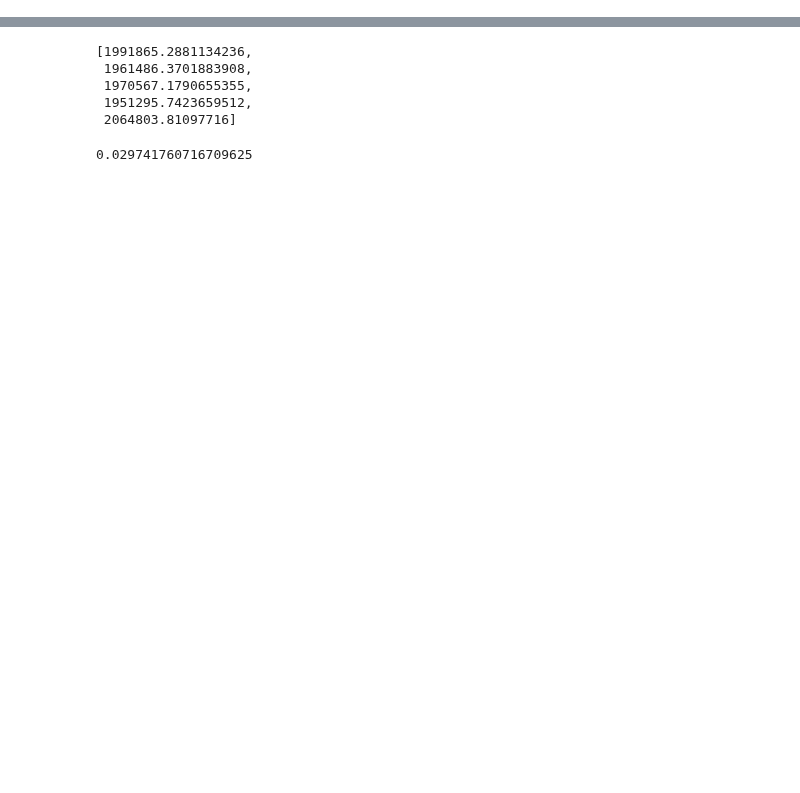
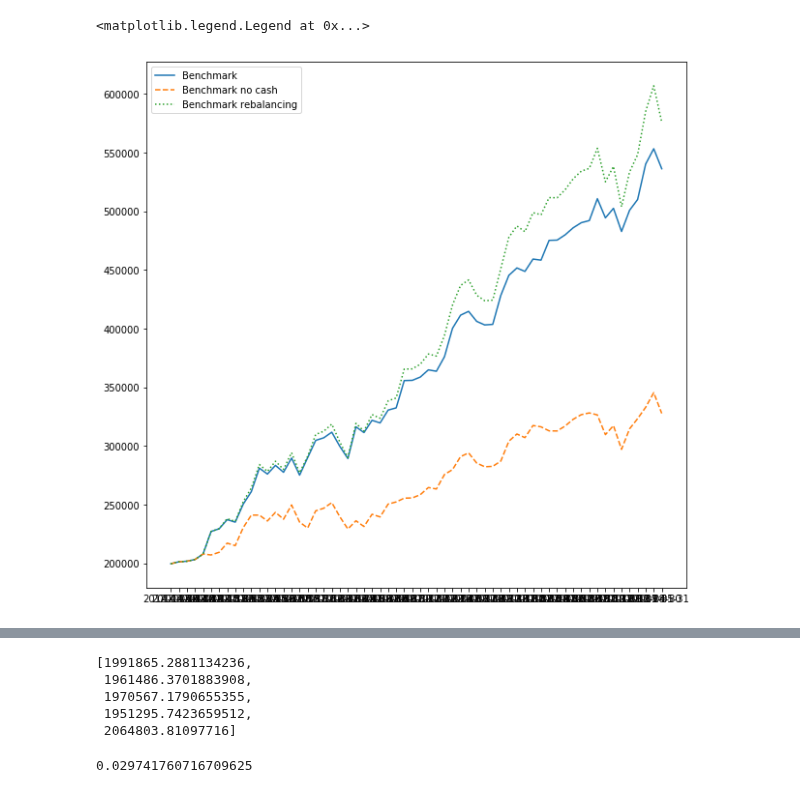
Before and after one commit to CherryADA/RoboAdvisor, a Jupyter notebook: PortfWithCash.ipynb, the cells around one changed output, grey strips where cells are left out. Saved outputs shown, nothing was run; the diff lists cells and outputs as text; code cells hidden in the pictures; blank space fills up the shorter version.

```diff
--- a/PortfWithCash.ipynb
+++ b/PortfWithCash.ipynb
@@ -132,0 +116,10 @@ def run_sim(lambda_par,n,mu,sigma,num_times):
+# %%
+from matplotlib import pyplot as plt
+plt.figure(figsize=(10,10))
+plt.plot(all_dates,portf_values)
+plt.plot(all_dates,portf_values_no_cash,'--')
+plt.plot(all_dates,portf_values_with_rebal,':')
+plt.legend(['Benchmark','Benchmark no cash','Benchmark rebalancing'])
+# %% [output]
+<matplotlib.legend.Legend at 0x...>
+[figure, added]
```
Also changed, not shown: parts of 40 cells of this notebook, 1 other file.
